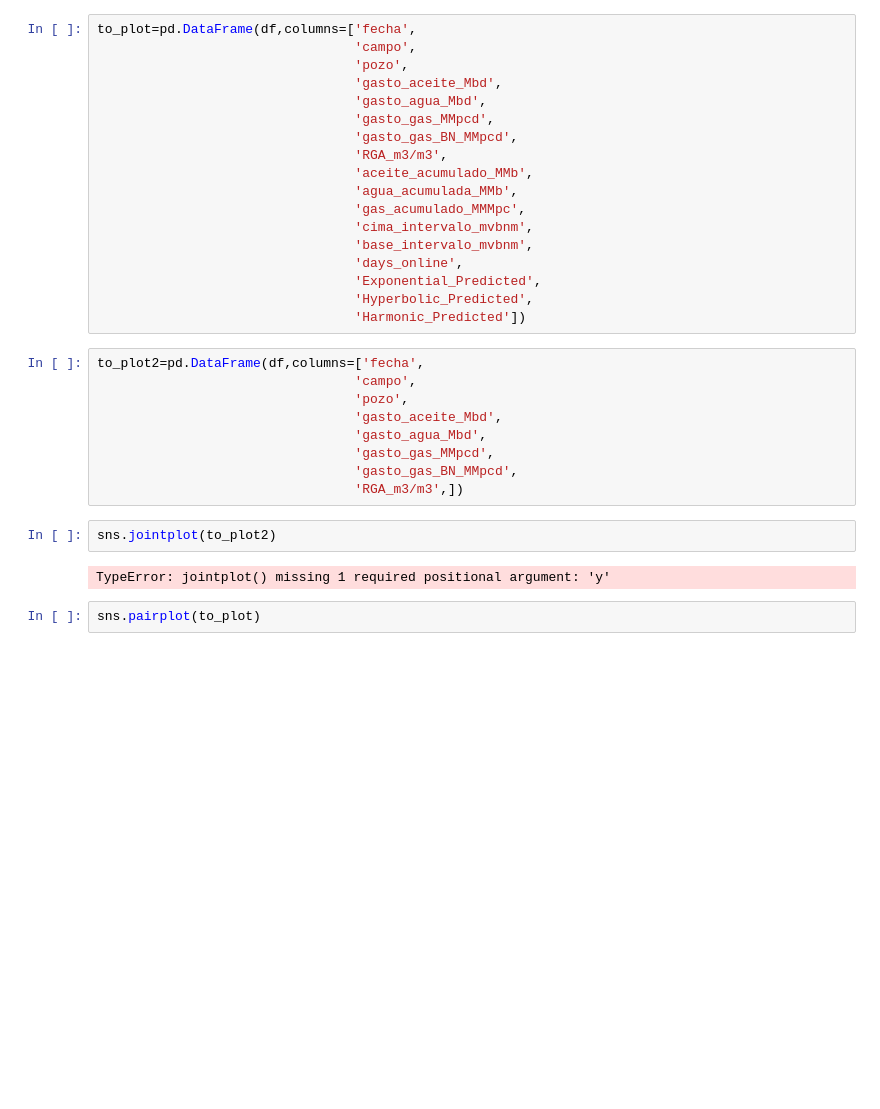
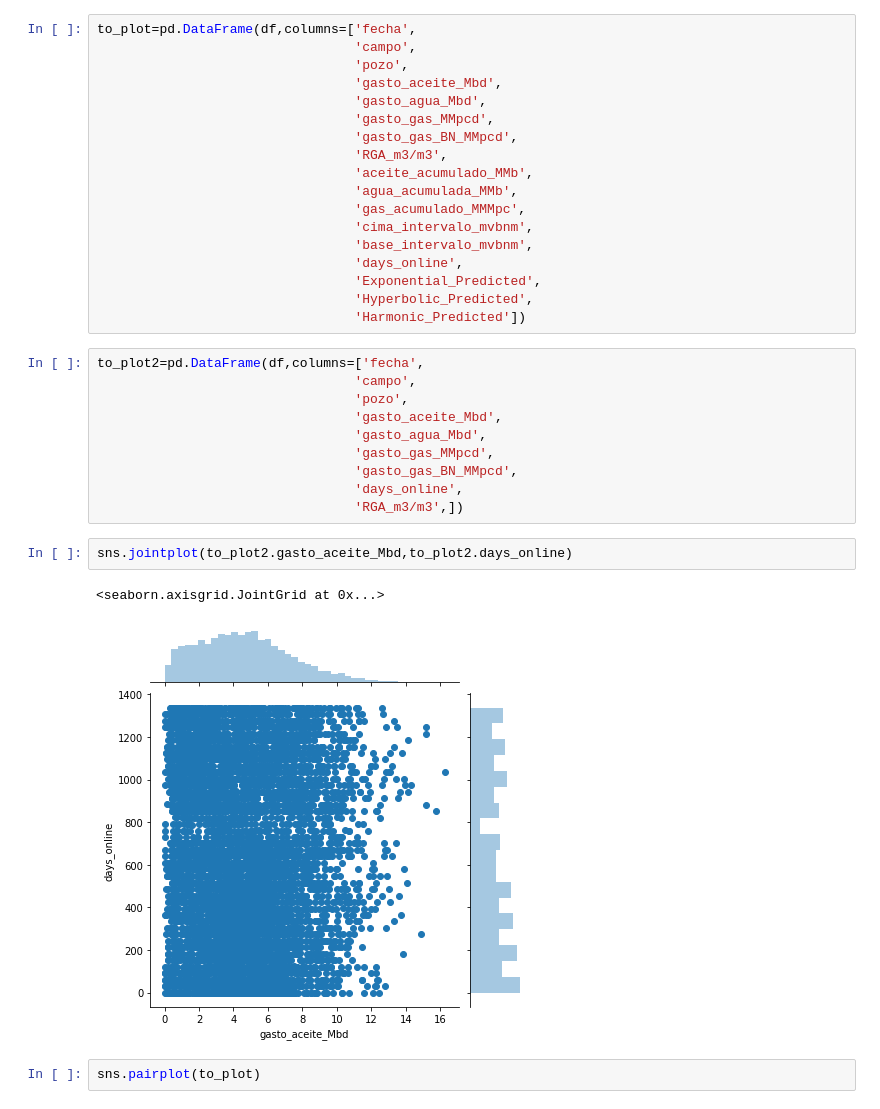
Before and after one commit to eliasft/projects, a Jupyter notebook: estadistica+dca_v1.ipynb, the cells around one changed output. Drawn from its saved outputs; the diff is of its cells as text; blank space fills up the shorter version.

```diff
--- a/estadistica+dca_v1.ipynb
+++ b/estadistica+dca_v1.ipynb
@@ -144,11 +144,13 @@ to_plot2=pd.DataFrame(df,columns=['fecha',
                                  'gasto_agua_Mbd',
                                  'gasto_gas_MMpcd',
                                  'gasto_gas_BN_MMpcd',
+                                 'days_online',
                                  'RGA_m3/m3',])
 # %%
-sns.jointplot(to_plot2)
+sns.jointplot(to_plot2.gasto_aceite_Mbd,to_plot2.days_online)
 # %% [output]
-TypeError: jointplot() missing 1 required positional argument: 'y'
+<seaborn.axisgrid.JointGrid at 0x...>
+[figure, added]
 # %%
 sns.pairplot(to_plot)
 # %% [output]
```
Also changed, not shown: parts of 7 cells of this notebook.
